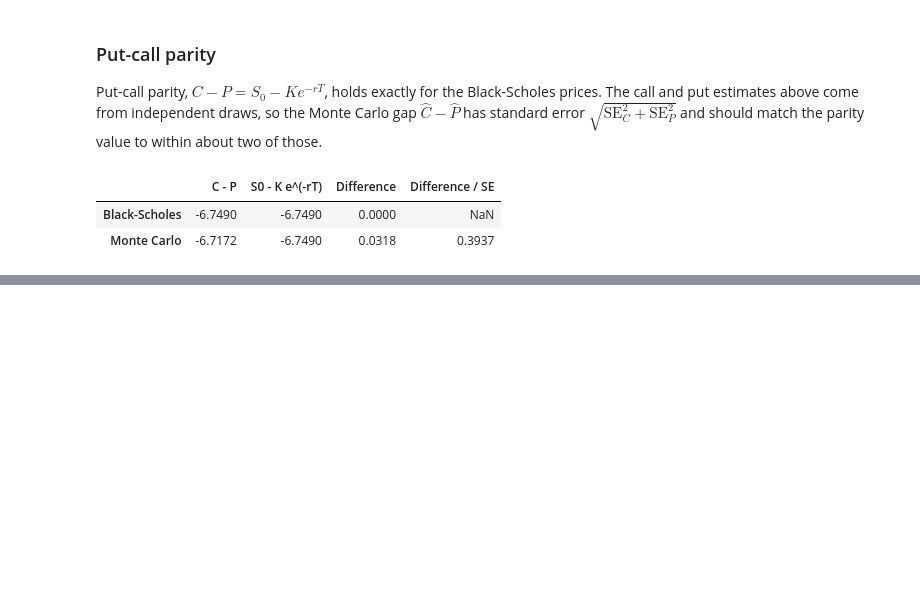
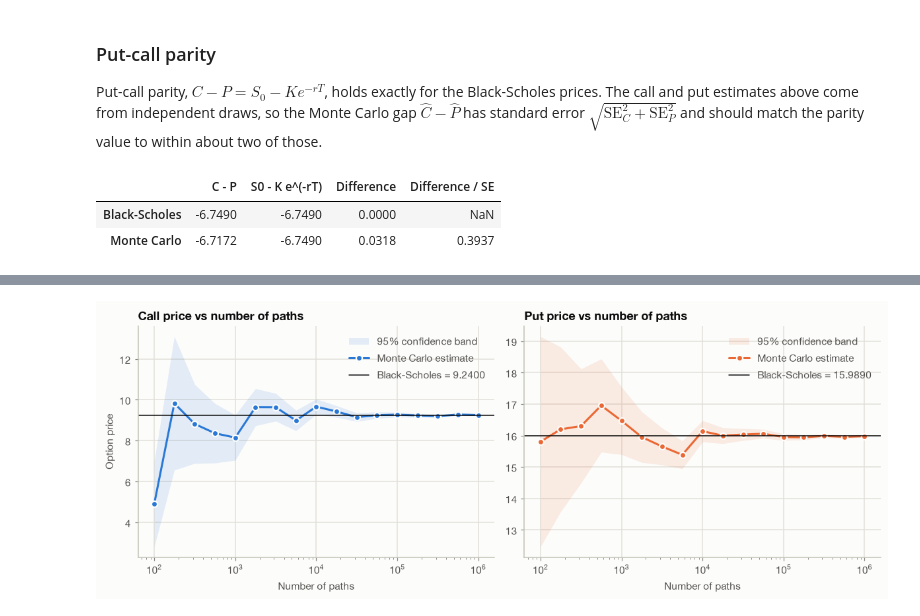
Before and after one commit to mikereg/Monte-Carlo-Option-Pricing, a Jupyter notebook: MC_vs_Black_Scholes.ipynb, the cells around one changed output, grey strips where cells are left out. Drawn from its saved outputs; the diff is of its cells as text; code cells hidden in the pictures; blank space fills up the shorter version.

Commit message:
Add convergence plot of Monte Carlo estimates vs number of paths

```diff
--- a/MC_vs_Black_Scholes.ipynb
+++ b/MC_vs_Black_Scholes.ipynb
@@ -189,0 +193,23 @@ pd.DataFrame(
+# %%
+n_grid = np.unique(np.logspace(2, 6, 17).astype(int))
+OPTIONS = {"call": BLUE, "put": ORANGE}
+
+rng = np.random.default_rng(seed)
+conv = {opt: np.array([mc_price(S0, K, r, sigma, T, n, opt, rng) for n in n_grid]) for opt in OPTIONS}
+
+fig, axes = plt.subplots(1, 2, figsize=(11, 4.2), sharex=True)
+for ax, (opt, color) in zip(axes, OPTIONS.items()):
+    est, se = conv[opt][:, 0], conv[opt][:, 1]
+    bs = black_scholes_price(S0, K, r, sigma, T, opt)
+    ax.fill_between(n_grid, est - 1.96 * se, est + 1.96 * se, color=color, alpha=0.12, linewidth=0, label="95% confidence band")
+    ax.plot(n_grid, est, color=color, marker="o", markersize=6, markeredgecolor=SURFACE, markeredgewidth=1.5, label="Monte Carlo estimate")
+    ax.axhline(bs, color=INK, linewidth=1, label=f"Black-Scholes = {bs:.4f}")
+    ax.set_xscale("log")
+    ax.set_title(f"{opt.capitalize()} price vs number of paths")
+    ax.set_xlabel("Number of paths")
+    ax.legend(loc="upper right")
+axes[0].set_ylabel("Option price")
+fig.tight_layout()
+plt.show()
+# %% [output]
+[figure, added]
```
Also changed, not shown: parts of 1 cell of this notebook.
